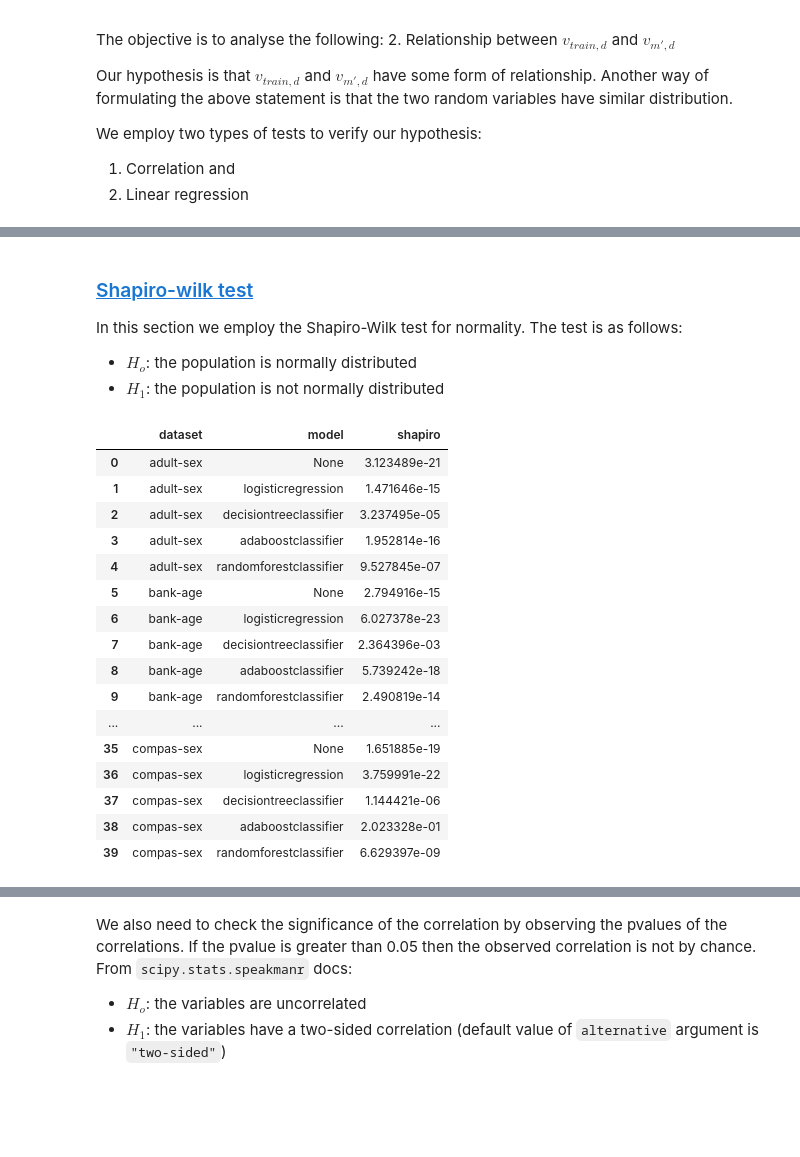
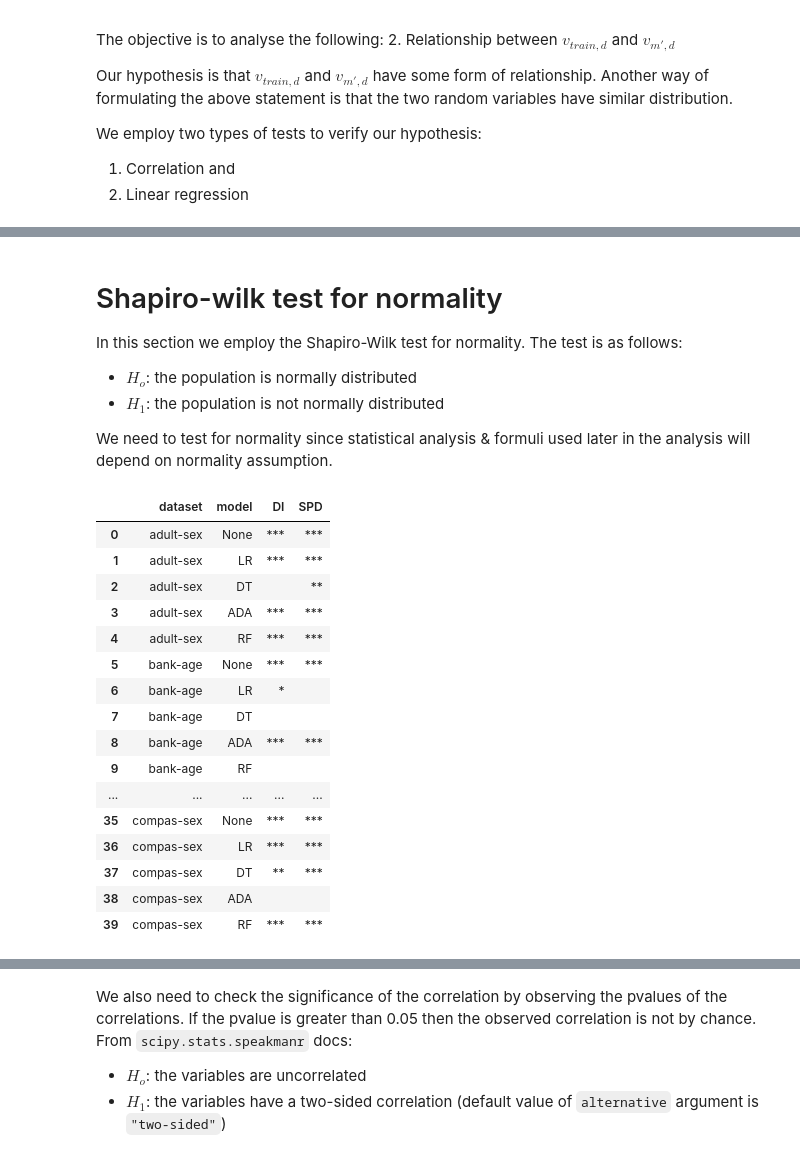
Before and after one commit to arumoy-shome/shome2022qualitative, a Jupyter notebook: docs/exp-training-sets.ipynb, the cells around one changed output, grey strips where cells are left out. Saved outputs shown, nothing was run; the diff lists cells and outputs as text; code cells hidden in the pictures; blank space fills up the shorter version.

```diff
--- a/docs/exp-training-sets.ipynb
+++ b/docs/exp-training-sets.ipynb
@@ -96,13 +113,13 @@ For simplicity, we limit our analysis to the DI fairness metric & the RF classif
 
 # each vector should contain num_features*50 points
 
-datasets = data["dataset_label"].unique().tolist()
+datasets = data["dataset"].unique().tolist()
 models = data["model"].unique().tolist()
 models.remove("None")
 
 for dataset in datasets:
     _ = data[
-        (data["dataset_label"] == dataset) &
+        (data["dataset"] == dataset) &
         (data["model"] == "None")
     ]
     assert _.shape[0] == len(_["frac"].unique().tolist())*50
@@ -110,7 +127,7 @@ for dataset in datasets:
 
     for model in models:
         _ = data[
-            (data["dataset_label"] == dataset) &
+            (data["dataset"] == dataset) &
             (data["model"] == model)
         ]
     assert _.shape[0] == len(_["frac"].unique().tolist())*50
@@ -152,51 +134,62 @@ fig.tight_layout()
 # %% [markdown]
-### [Shapiro-wilk test](#sec-shapiro)
+# Shapiro-wilk test for normality
 In this section we employ the Shapiro-Wilk test for normality. The test is as follows:
 
 - $H_o$: the population is normally distributed
 - $H_1$: the population is not normally distributed
+
+We need to test for normality since statistical analysis & formuli used later in the analysis will depend on normality assumption.
 # %%
-di_pvalues = {
+pvalues = {
     "dataset": [],
     "model": [],
-    "shapiro": [],
+    "DI": [],
+    "SPD": [],
 }
 
 for dataset in datasets:
     _ = data[
-        (data["dataset_label"] == dataset) &
+        (data["dataset"] == dataset) &
         (data["model"] == "None")
     ]
-    di_pvalues["dataset"].append(dataset)
-    di_pvalues["model"].append("None")
-    di_pvalues["shapiro"].append(shapiro(_["disparate_impact"])[1])
+    pvalues["dataset"].append(dataset)
+    pvalues["model"].append("None")
+    pvalues["DI"].append(shapiro(_["DI"]).pvalue)
+    pvalues["SPD"].append(shapiro(_["SPD"]).pvalue)
 
     for model in models:
         _ = data[
-            (data["dataset_label"] == dataset) &
+            (data["dataset"] == dataset) &
             (data["model"] == model)
         ]
-        di_pvalues["dataset"].append(dataset)
-        di_pvalues["model"].append(model)
-        di_pvalues["shapiro"].append(shapiro(_["disparate_impact"])[1])
+        pvalues["dataset"].append(dataset)
+        pvalues["model"].append(model)
+        pvalues["DI"].append(shapiro(_["DI"]).pvalue)
+        pvalues["SPD"].append(shapiro(_["SPD"]).pvalue)
 
-di_pvalues = pd.DataFrame(data=di_pvalues)
-di_pvalues
+pvalues = pd.DataFrame(data=pvalues)
+pvalues["DI"] = pvalues["DI"].apply(
+    lambda x: "".join(["*" for t in [0.01, 0.05, 0.1] if x<=t])
+)
+pvalues["SPD"] = pvalues["SPD"].apply(
+    lambda x: "".join(["*" for t in [0.01, 0.05, 0.1] if x<=t])
+)
+pvalues
 # %% [output]
-|  | dataset | model | shapiro |
-| 0 | adult-sex | None | 3.123489e-21 |
-| 1 | adult-sex | logisticregression | 1.471646e-15 |
-| 2 | adult-sex | decisiontreeclassifier | 3.237495e-05 |
-| 3 | adult-sex | adaboostclassifier | 1.952814e-16 |
-| 4 | adult-sex | randomforestclassifier | 9.527845e-07 |
-| 5 | bank-age | None | 2.794916e-15 |
-| 6 | bank-age | logisticregression | 6.027378e-23 |
-| 7 | bank-age | decisiontreeclassifier | 2.364396e-03 |
-| 8 | bank-age | adaboostclassifier | 5.739242e-18 |
-| 9 | bank-age | randomforestclassifier | 2.490819e-14 |
-| ... | ... | ... | ... |
-| 35 | compas-sex | None | 1.651885e-19 |
-| 36 | compas-sex | logisticregression | 3.759991e-22 |
-| 37 | compas-sex | decisiontreeclassifier | 1.144421e-06 |
-| 38 | compas-sex | adaboostclassifier | 2.023328e-01 |
-| 39 | compas-sex | randomforestclassifier | 6.629397e-09 |
+|  | dataset | model | DI | SPD |
+| 0 | adult-sex | None | *** | *** |
+| 1 | adult-sex | LR | *** | *** |
+| 2 | adult-sex | DT |  | ** |
+| 3 | adult-sex | ADA | *** | *** |
+| 4 | adult-sex | RF | *** | *** |
+| 5 | bank-age | None | *** | *** |
+| 6 | bank-age | LR | * |  |
+| 7 | bank-age | DT |  |  |
+| 8 | bank-age | ADA | *** | *** |
+| 9 | bank-age | RF |  |  |
+| ... | ... | ... | ... | ... |
+| 35 | compas-sex | None | *** | *** |
+| 36 | compas-sex | LR | *** | *** |
+| 37 | compas-sex | DT | ** | *** |
+| 38 | compas-sex | ADA |  |  |
+| 39 | compas-sex | RF | *** | *** |
```
Also changed, not shown: parts of 35 cells of this notebook, 2 other files.
